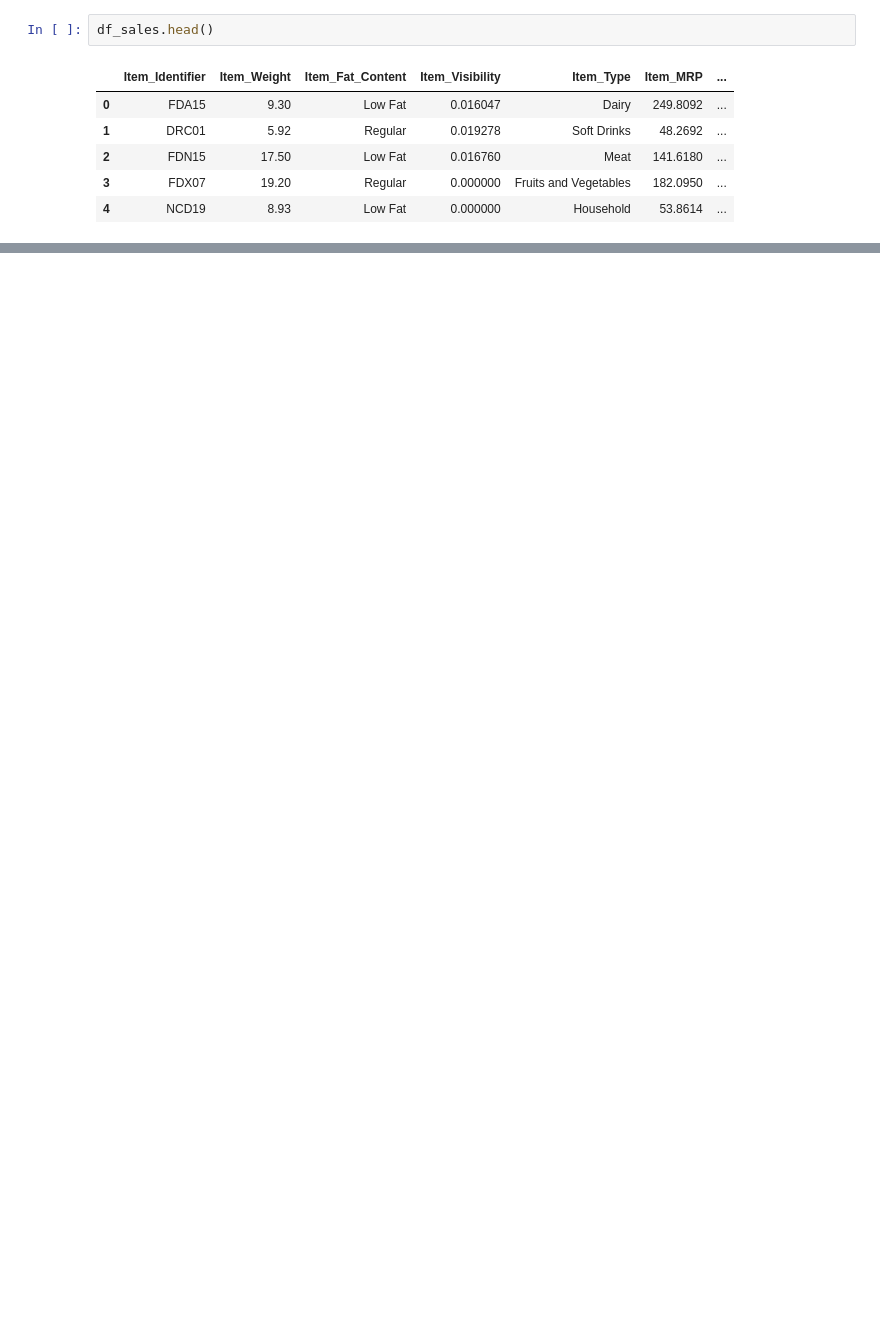
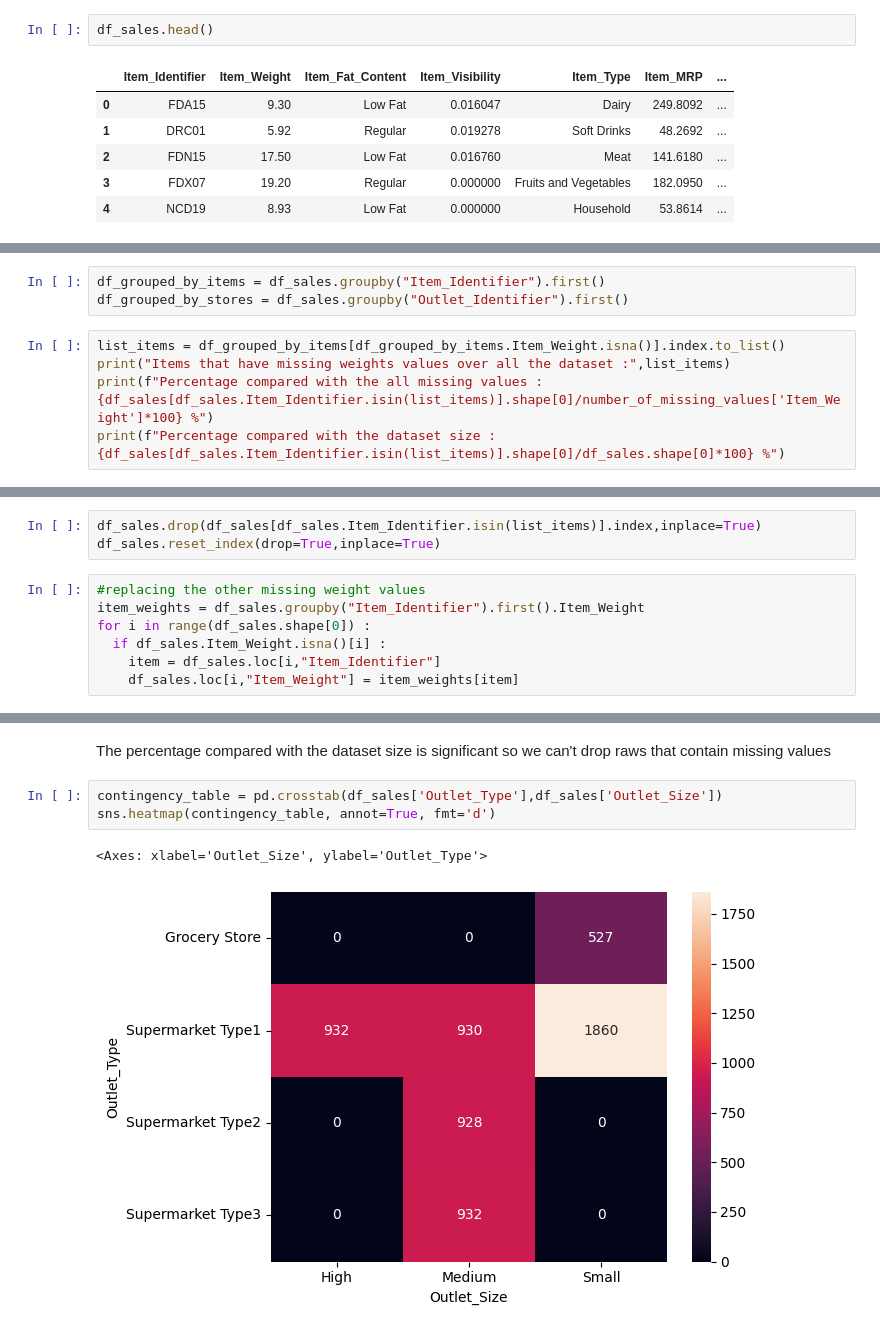
Before and after one commit to Mahdi-Kriaa/food_sales_prediction, a Jupyter notebook: food_sales_prediction.ipynb, the cells around one changed output, grey strips where cells are left out. Drawn from its saved outputs; the diff is of its cells as text; blank space fills up the shorter version.

```diff
--- a/food_sales_prediction.ipynb
+++ b/food_sales_prediction.ipynb
@@ -17,0 +78,8 @@ df_sales.head()
+# %%
+df_grouped_by_items = df_sales.groupby("Item_Identifier").first()
+df_grouped_by_stores = df_sales.groupby("Outlet_Identifier").first()
+# %%
+list_items = df_grouped_by_items[df_grouped_by_items.Item_Weight.isna()].index.to_list()
+print("Items that have missing weights values over all the dataset :",list_items)
+print(f"Percentage compared with the all missing values : {df_sales[df_sales.Item_Identifier.isin(list_items)].shape[0]/number_of_missing_values['Item_Weight']*100} %")
+print(f"Percentage compared with the dataset size : {df_sales[df_sales.Item_Identifier.isin(list_items)].shape[0]/df_sales.shape[0]*100} %")
@@ -17,0 +92,10 @@ df_sales.head()
+# %%
+df_sales.drop(df_sales[df_sales.Item_Identifier.isin(list_items)].index,inplace=True)
+df_sales.reset_index(drop=True,inplace=True)
+# %%
+#replacing the other missing weight values
+item_weights = df_sales.groupby("Item_Identifier").first().Item_Weight
+for i in range(df_sales.shape[0]) :
+  if df_sales.Item_Weight.isna()[i] :
+    item = df_sales.loc[i,"Item_Identifier"]
+    df_sales.loc[i,"Item_Weight"] = item_weights[item]
@@ -17,0 +111,8 @@ df_sales.head()
+# %% [markdown]
+The percentage compared with the dataset size is significant so we can't drop raws that contain missing values
+# %%
+contingency_table = pd.crosstab(df_sales['Outlet_Type'],df_sales['Outlet_Size'])
+sns.heatmap(contingency_table, annot=True, fmt='d')
+# %% [output]
+<Axes: xlabel='Outlet_Size', ylabel='Outlet_Type'>
+[figure, added]
```
Also changed, not shown: parts of 20 cells of this notebook.
